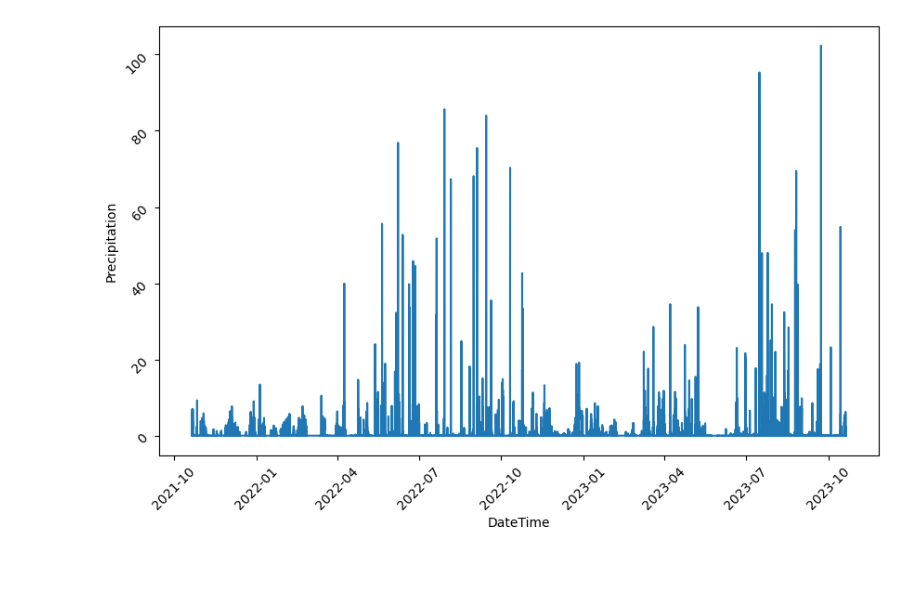
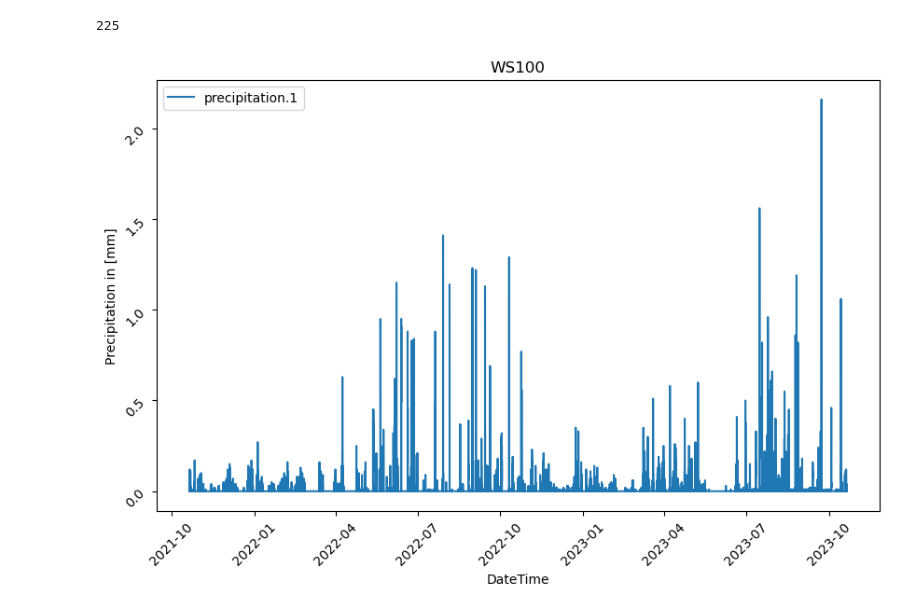
Before and after one commit to Nicholas202024/Hiwi_Code, a Jupyter notebook: plots.ipynb, the cells around one changed output. Saved outputs shown, nothing was run; the diff lists cells and outputs as text; code cells hidden in the pictures; blank space fills up the shorter version.

```diff
--- a/plots.ipynb
+++ b/plots.ipynb
@@ -42,3 +42,13 @@ L_pcp_rtu.index = pd.to_datetime(L_pcp_rtu.index, format='%Y-%m-%d %H:%M:%S') #
 # 67 = freezing rain
 # 69 = sleet
 # 90 = hail
+# %%
+# Correct data manually
+
+# Set extreme in 'precipitation.1' to nan
+WS100_rtu['precipitation.1'][WS100_rtu['precipitation.1'] == WS100_rtu['precipitation.1'].max()] = np.nan
+# %%
+# set extreme in 'precipitation.2' to nan
+WS100_rtu['precipitation.2'][WS100_rtu['precipitation.2'] == WS100_rtu['precipitation.2'].max()] = np.nan
+# %%
+WS100_rtu['precipitation.2'][WS100_rtu['precipitation.2'] == WS100_rtu['precipitation.2'].max()] = np.nan
@@ -44,0 +72,4 @@ L_pcp_rtu.index = pd.to_datetime(L_pcp_rtu.index, format='%Y-%m-%d %H:%M:%S') #
+# %%
+WS100_rtu['precipitation.2'][WS100_rtu['precipitation.2'] != WS100_rtu['precipitation.1']].count()
+# %% [output]
+225
@@ -45,15 +81,16 @@ L_pcp_rtu.index = pd.to_datetime(L_pcp_rtu.index, format='%Y-%m-%d %H:%M:%S') #
 # %%
 fig, ax = plt.subplots(figsize=(10, 6))
 
-ax.plot(WS100_rtu.index, WS100_rtu['precipitation'], label='WS100')
-# ax.set_title('Precipitation Over Time')
+ax.plot(WS100_rtu.index, WS100_rtu['precipitation.1'], label='precipitation.1')
+ax.set_title('WS100')
 ax.set_xlabel('DateTime')
-ax.set_ylabel('Precipitation')
+ax.set_ylabel('Precipitation in [mm]')
 
 plt.xticks(rotation=45)
 plt.yticks(rotation=45)
+plt.legend()
 
 plt.show()
 plt.close()
 # %% [output]
-[figure, old version]
+[figure, new version]
```
Also changed, not shown: parts of 14 cells of this notebook, 2 other files.
